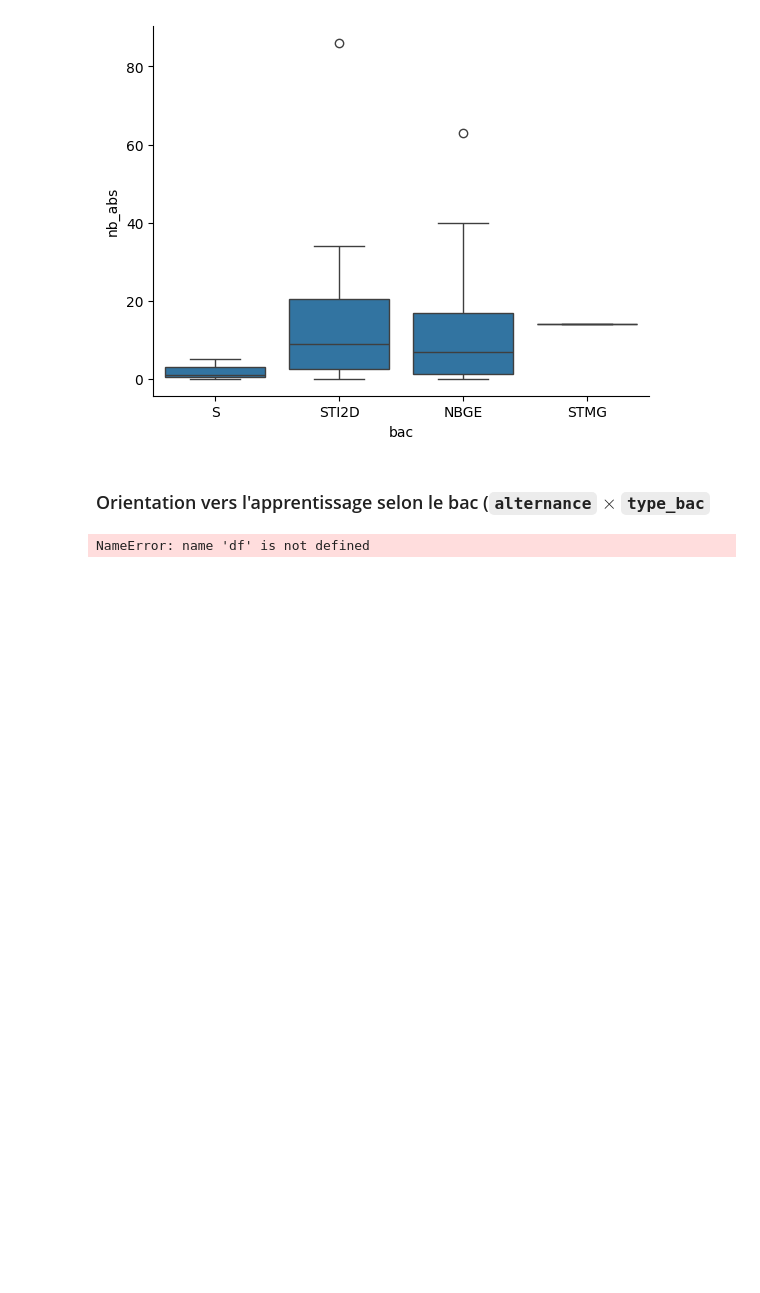
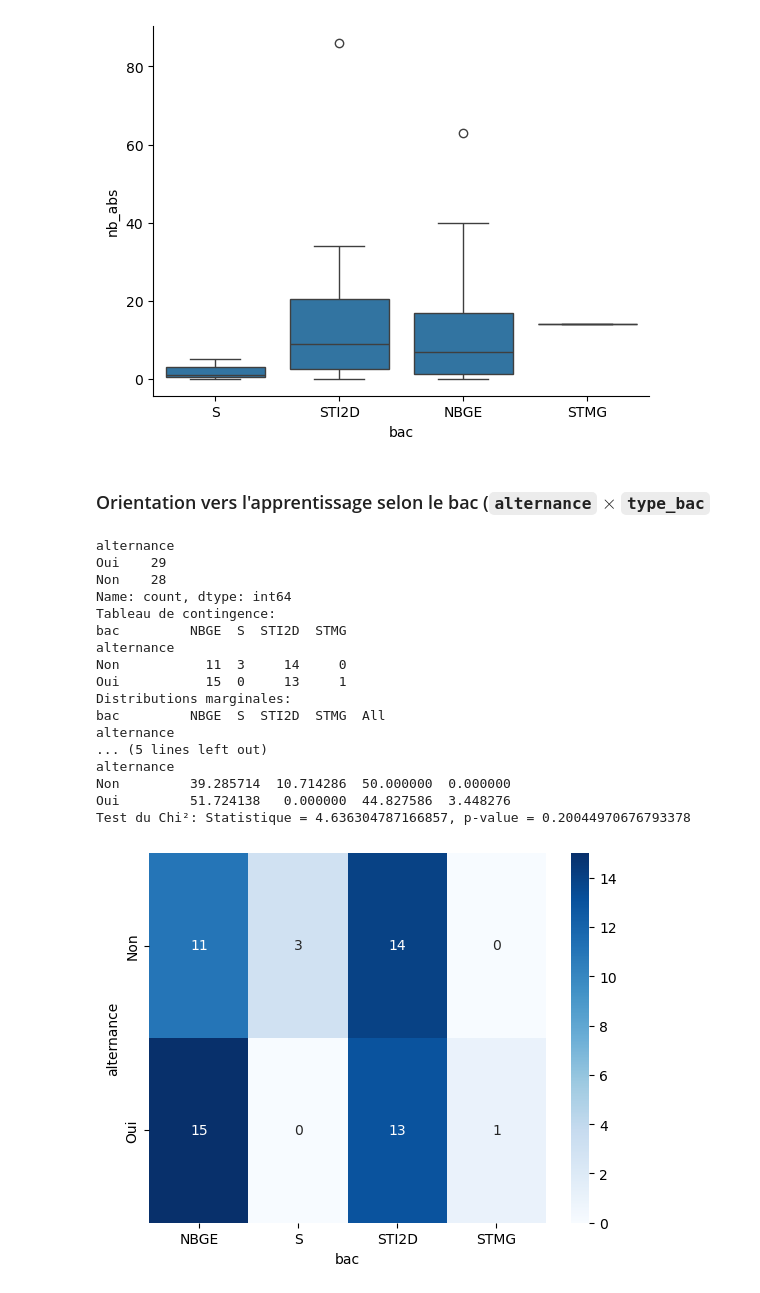
Before and after one commit to SAEIUTBUT1/SAE2.4-Maths, a Jupyter notebook: analyse.ipynb, the cells around one changed output. Drawn from its saved outputs; the diff is of its cells as text; code cells hidden in the pictures; blank space fills up the shorter version.

```diff
--- a/analyse.ipynb
+++ b/analyse.ipynb
@@ -1232,10 +1264,33 @@ Histogramme non affiché : variable discrète, préférer un boxplot.
 # %% [markdown]
 ### Orientation vers l'apprentissage selon le bac (`alternance` $\times$ `type_bac`
 # %%
-# app_but_* = OUI | NON
-# alternance = app_but_2 || app_but_3
-# Convertir le oui ou non en true false
-df_resultats['alternance'] = df_resultats['']
-analyse_bivariee_qual_qual(df_resultats, col1='alternance', col2='bac')
+df_resultats['alternance'] = (
+    (df_resultats['app_but_2'].str.lower() == 'oui') |
+    (df_resultats['app_but_3'].str.lower() == 'oui')
+)
+
+df_resultats['alternance'] = df_resultats['alternance'].map({True: 'Oui', False: 'Non'})
+
+print(df_resultats['alternance'].value_counts())
+
+df_alt_bac = df_resultats[['alternance', 'bac']].dropna()
+analyse_bivariee_qual_qual(df_alt_bac, col1='alternance', col2='bac')
 # %% [output]
-NameError: name 'df' is not defined
+alternance
+Oui    29
+Non    28
+Name: count, dtype: int64
+Tableau de contingence:
+bac         NBGE  S  STI2D  STMG
+alternance
+Non           11  3     14     0
+Oui           15  0     13     1
+Distributions marginales:
+bac         NBGE  S  STI2D  STMG  All
+alternance
+... (5 lines left out)
+alternance
+Non         39.285714  10.714286  50.000000  0.000000
+Oui         51.724138   0.000000  44.827586  3.448276
+Test du Chi²: Statistique = 4.636304787166857, p-value = 0.20044970676793378
+[figure, added]
```
Also changed, not shown: parts of 33 cells of this notebook, 1 other file.
